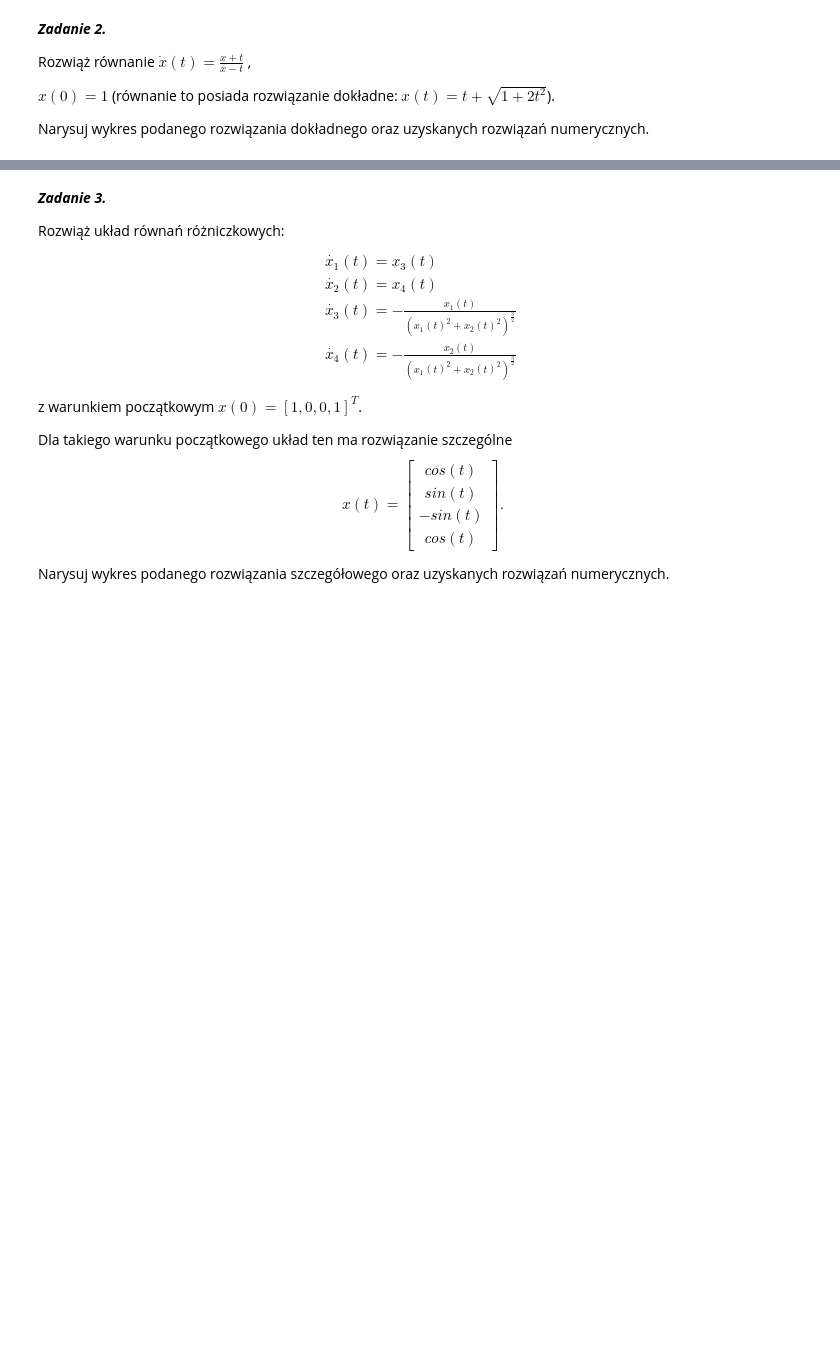
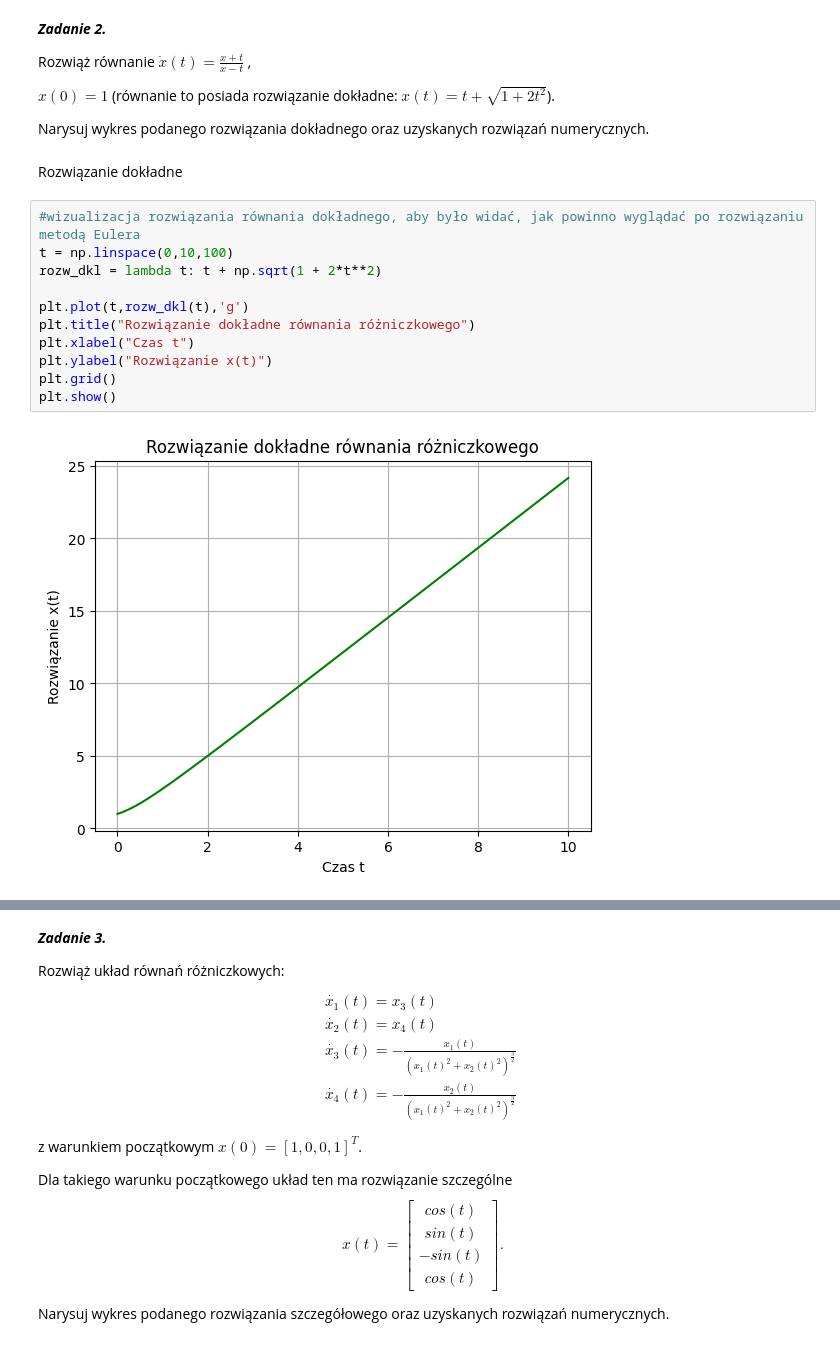
Before and after one commit to KAiR-ISZ-LAB-RM/laboratorium-12-Patrycj2a, a Jupyter notebook: sprawozdanie.ipynb, the cells around one changed output, grey strips where cells are left out. Drawn from its saved outputs; the diff is of its cells as text; blank space fills up the shorter version.

```diff
--- a/sprawozdanie.ipynb
+++ b/sprawozdanie.ipynb
@@ -33,3 +40,18 @@ $x(0)=1$ (równanie to posiada rozwiązanie dokładne:
 $x(t)=t+\sqrt{1+2t^2}$).
 
 Narysuj wykres podanego rozwiązania dokładnego oraz uzyskanych rozwiązań numerycznych.
+# %% [markdown]
+Rozwiązanie dokładne
+# %%
+#wizualizacja rozwiązania równania dokładnego, aby było widać, jak powinno wyglądać po rozwiązaniu metodą Eulera
+t = np.linspace(0,10,100)
+rozw_dkl = lambda t: t + np.sqrt(1 + 2*t**2)
+
+plt.plot(t,rozw_dkl(t),'g')
+plt.title("Rozwiązanie dokładne równania różniczkowego")
+plt.xlabel("Czas t")
+plt.ylabel("Rozwiązanie x(t)")
+plt.grid()
+plt.show()
+# %% [output]
+[figure, added]
```
Also changed, not shown: parts of 13 cells of this notebook, 1 other file.
